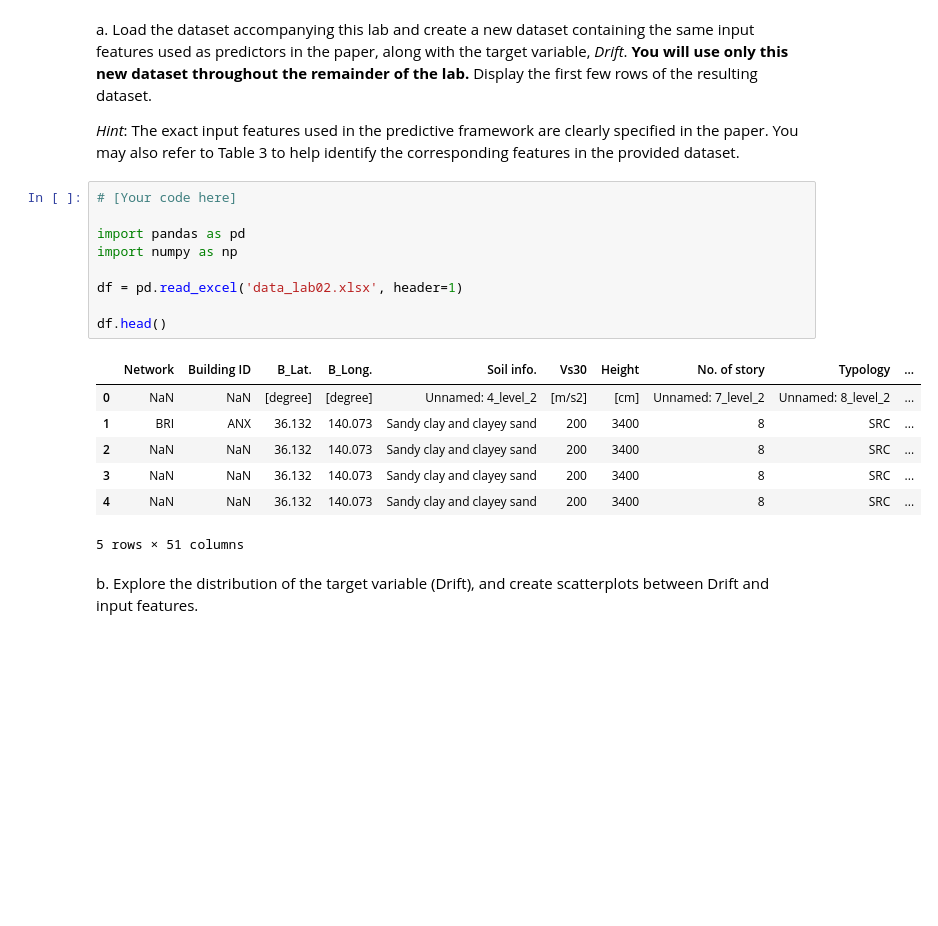
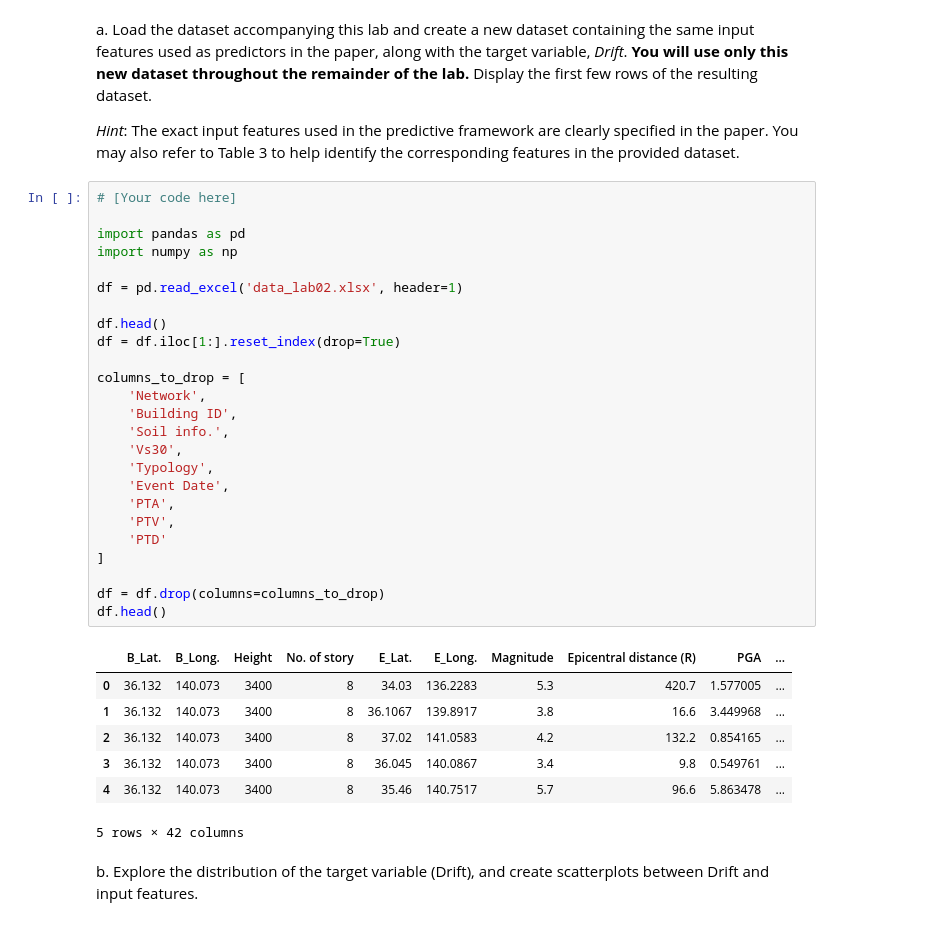
Before and after one commit to alibpowell/ML4021-Group, a Jupyter notebook: 02-seismic-support-vector-regression.ipynb, the cells around one changed output. Cells and saved outputs as stored; diff of their text form; blank space fills up the shorter version.

```diff
--- a/02-seismic-support-vector-regression.ipynb
+++ b/02-seismic-support-vector-regression.ipynb
@@ -58,20 +58,36 @@ a. Load the dataset accompanying this lab and create a new dataset containing th
 # %%
 # [Your code here]
 
 import pandas as pd
 import numpy as np
 
 df = pd.read_excel('data_lab02.xlsx', header=1)
 
 df.head()
+df = df.iloc[1:].reset_index(drop=True)
+
+columns_to_drop = [
+    'Network',
+    'Building ID',
+    'Soil info.',
+    'Vs30',
+    'Typology',
+    'Event Date',
+    'PTA',
+    'PTV',
+    'PTD'
+]
+
+df = df.drop(columns=columns_to_drop)
+df.head()
 # %% [output]
-|  | Network | Building ID | B_Lat. | B_Long. | Soil info. | Vs30 | Height | No. of story | Typology | ... |
-| 0 | NaN | NaN | [degree] | [degree] | Unnamed: 4_level_2 | [m/s2] | [cm] | Unnamed: 7_level_2 | Unnamed: 8_level_2 | ... |
-| 1 | BRI | ANX | 36.132 | 140.073 | Sandy clay and clayey sand | 200 | 3400 | 8 | SRC | ... |
-| 2 | NaN | NaN | 36.132 | 140.073 | Sandy clay and clayey sand | 200 | 3400 | 8 | SRC | ... |
-| 3 | NaN | NaN | 36.132 | 140.073 | Sandy clay and clayey sand | 200 | 3400 | 8 | SRC | ... |
-| 4 | NaN | NaN | 36.132 | 140.073 | Sandy clay and clayey sand | 200 | 3400 | 8 | SRC | ... |
+|  | B_Lat. | B_Long. | Height | No. of story | E_Lat. | E_Long. | Magnitude | Epicentral distance (R) | PGA | ... |
+| 0 | 36.132 | 140.073 | 3400 | 8 | 34.03 | 136.2283 | 5.3 | 420.7 | 1.577005 | ... |
+| 1 | 36.132 | 140.073 | 3400 | 8 | 36.1067 | 139.8917 | 3.8 | 16.6 | 3.449968 | ... |
+| 2 | 36.132 | 140.073 | 3400 | 8 | 37.02 | 141.0583 | 4.2 | 132.2 | 0.854165 | ... |
+| 3 | 36.132 | 140.073 | 3400 | 8 | 36.045 | 140.0867 | 3.4 | 9.8 | 0.549761 | ... |
+| 4 | 36.132 | 140.073 | 3400 | 8 | 35.46 | 140.7517 | 5.7 | 96.6 | 5.863478 | ... |
-5 rows × 51 columns
+5 rows × 42 columns
 # %% [markdown]
 b. Explore the distribution of the target variable (Drift), and create scatterplots between Drift and input features.
 # %%
```
Also changed, not shown: parts of 6 cells of this notebook, 2 other files.
